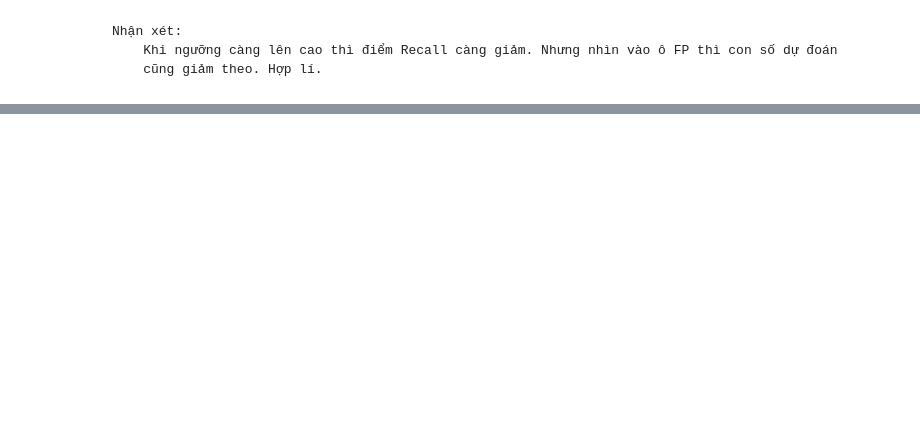
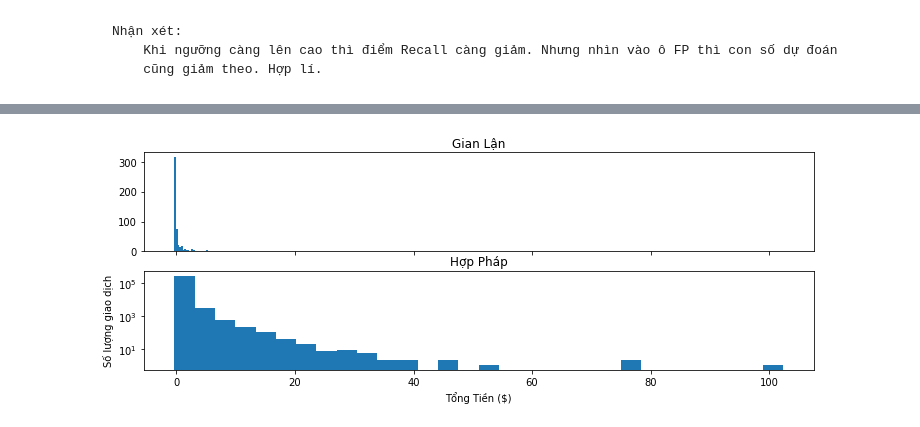
Before and after one commit to PTson2207/CreditCard-FraudModel, a Jupyter notebook: Credit_Card_Fraud_Model.ipynb, the cells around one changed output, grey strips where cells are left out. Cells and saved outputs as stored; diff of their text form; code cells hidden in the pictures; blank space fills up the shorter version.

```diff
--- a/Credit_Card_Fraud_Model.ipynb
+++ b/Credit_Card_Fraud_Model.ipynb
@@ -412,0 +472,17 @@ for i in thresholds:
+# %%
+f, (ax1, ax2) = plt.subplots(2, 1, sharex=True, figsize=(12,4))
+
+bins = 30
+
+ax1.hist(df.Amount[df.Class == 1], bins = bins)
+ax1.set_title('Gian Lận')
+
+ax2.hist(df.Amount[df.Class == 0], bins = bins)
+ax2.set_title('Hợp Pháp')
+
+plt.xlabel('Tổng Tiền ($)')
+plt.ylabel('Số lượng giao dịch')
+plt.yscale('log')
+plt.show()
+# %% [output]
+[figure, added]
```
Also changed, not shown: parts of 13 cells of this notebook.
